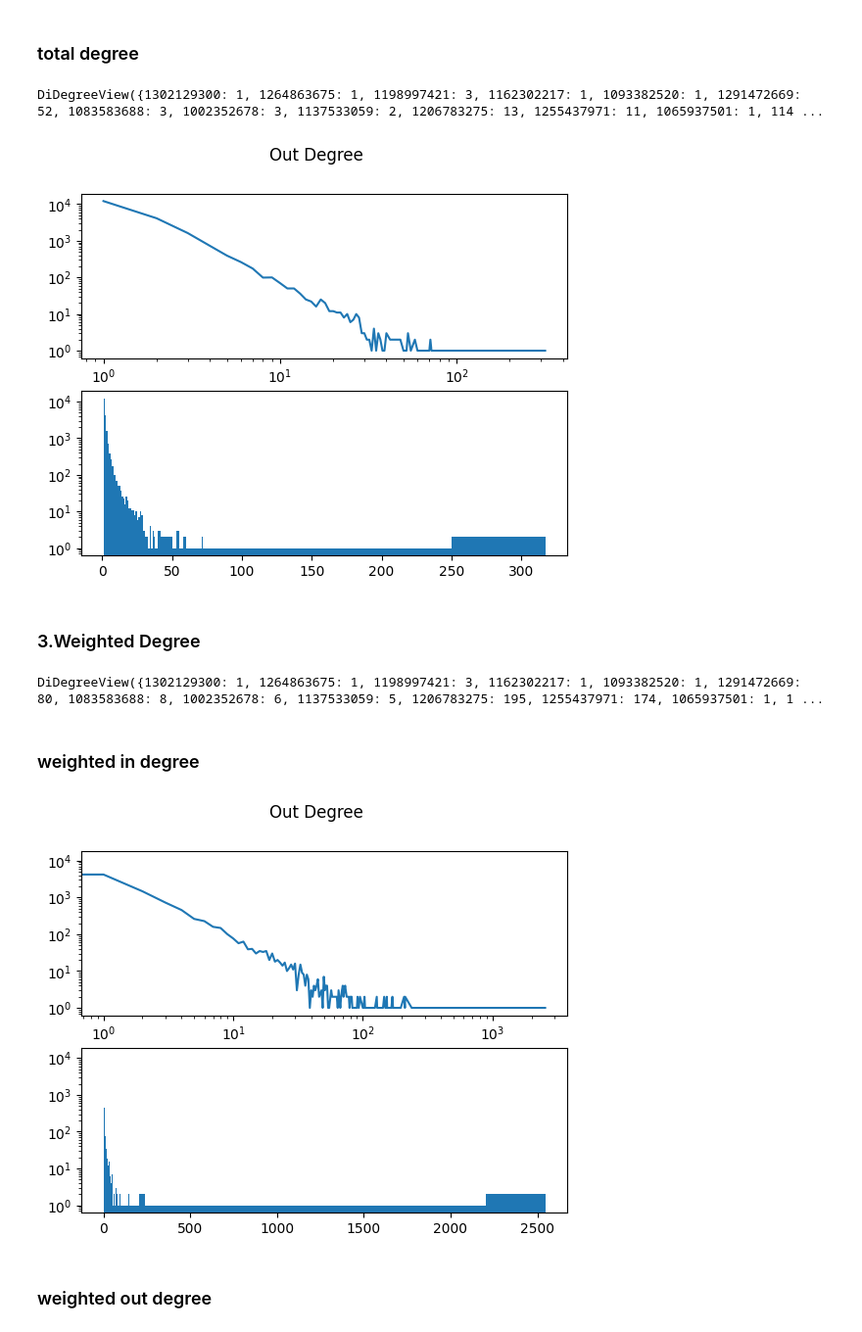
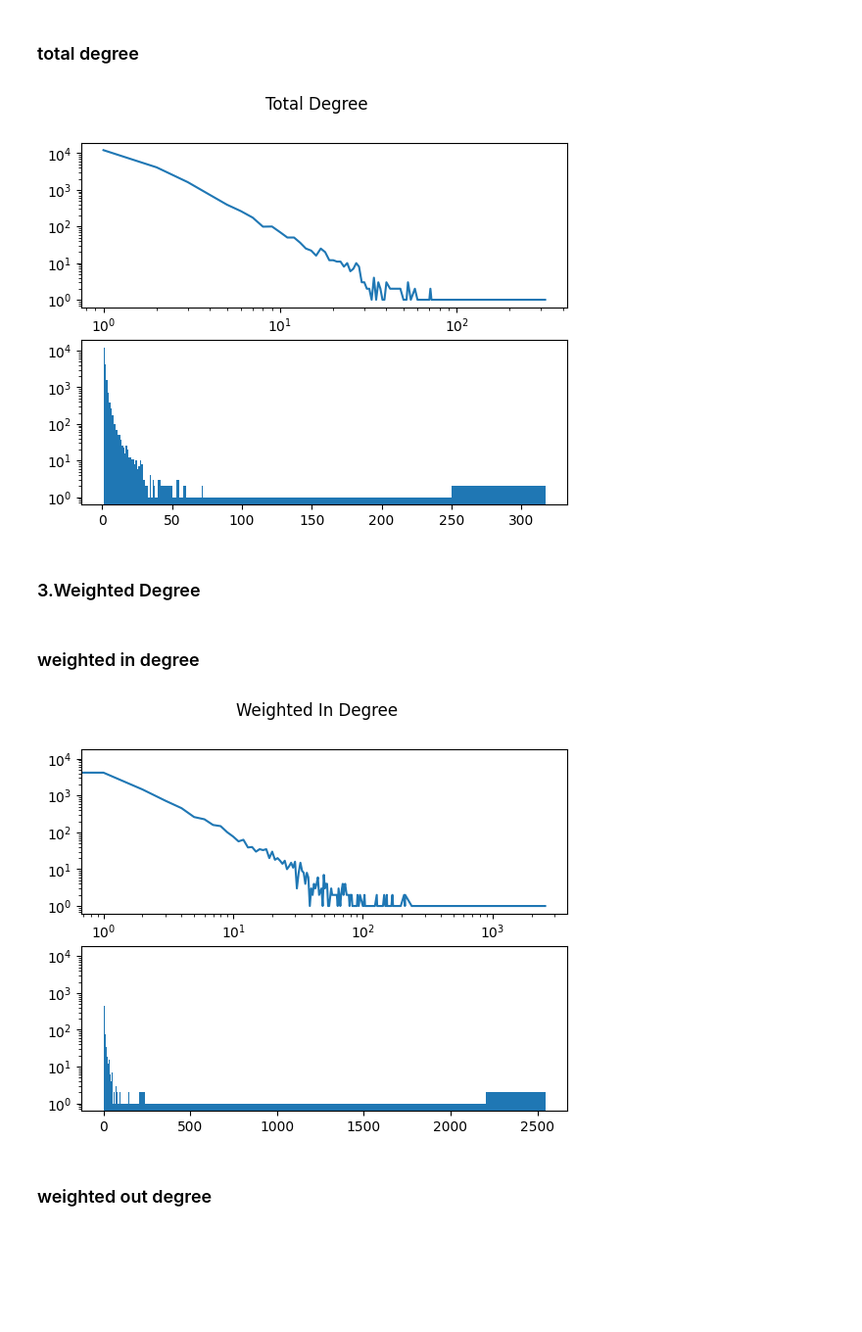
Before and after one commit to softrebel/sna-telegram-dollar, a Jupyter notebook: main.ipynb, the cells around one changed output. Shown at 98% size. Saved outputs shown, nothing was run; the diff lists cells and outputs as text; code cells hidden in the pictures; blank space fills up the shorter version.

```diff
--- a/main.ipynb
+++ b/main.ipynb
@@ -259,43 +200,43 @@ fig.show()
 # %% [markdown]
 ### total degree
 # %%
+# درجات کل
 degree=g.degree()
-degree
+# degree
-# %% [output]
-DiDegreeView({1302129300: 1, 1264863675: 1, 1198997421: 3, 1162302217: 1, 1093382520: 1, 1291472669: 52, 1083583688: 3, 1002352678: 3, 1137533059: 2, 1206783275: 13, 1255437971: 11, 1065937501: 1, 114 ...
 # %%
+#توزیع درجات کل
 degree_sequence = sorted([d for n, d in degree], reverse=False)
 degreeCount = Counter(degree_sequence)
 deg, cnt = zip(*degreeCount.items())
 fig, axs = plt.subplots(2)
-fig.suptitle("Out Degree")
+fig.suptitle("Total Degree")
 axs[0].loglog(deg, cnt,)
 axs[1].hist(deg,deg,weights=cnt,log=True)
 fig.show()
 # %% [output]
-[figure, old version]
+[figure, new version]
 # %% [markdown]
 ### 3.Weighted Degree
 # %%
+# درجه وزن دار
 degree=g.degree(weight='weight')
 in_degree=g.in_degree(weight='weight')
 out_degree=g.out_degree(weight='weight')
-degree
+# degree
-# %% [output]
-DiDegreeView({1302129300: 1, 1264863675: 1, 1198997421: 3, 1162302217: 1, 1093382520: 1, 1291472669: 80, 1083583688: 8, 1002352678: 6, 1137533059: 5, 1206783275: 195, 1255437971: 174, 1065937501: 1, 1 ...
 # %% [markdown]
 ### weighted in degree
 # %%
+# توزیع درجه وزن دار ورودی
 degree_sequence = sorted([d for n, d in in_degree], reverse=False)
 degreeCount = Counter(degree_sequence)
 deg, cnt = zip(*degreeCount.items())
 fig, axs = plt.subplots(2)
-fig.suptitle("Out Degree")
+fig.suptitle("Weighted In Degree")
 axs[0].loglog(deg, cnt,)
 axs[1].hist(deg,deg,weights=cnt,log=True)
 fig.show()
 # %% [output]
-[figure, old version]
+[figure, new version]
 # %% [markdown]
 ### weighted out degree
 # %%
```
Also changed, not shown: parts of 36 cells of this notebook, 1 other file.
